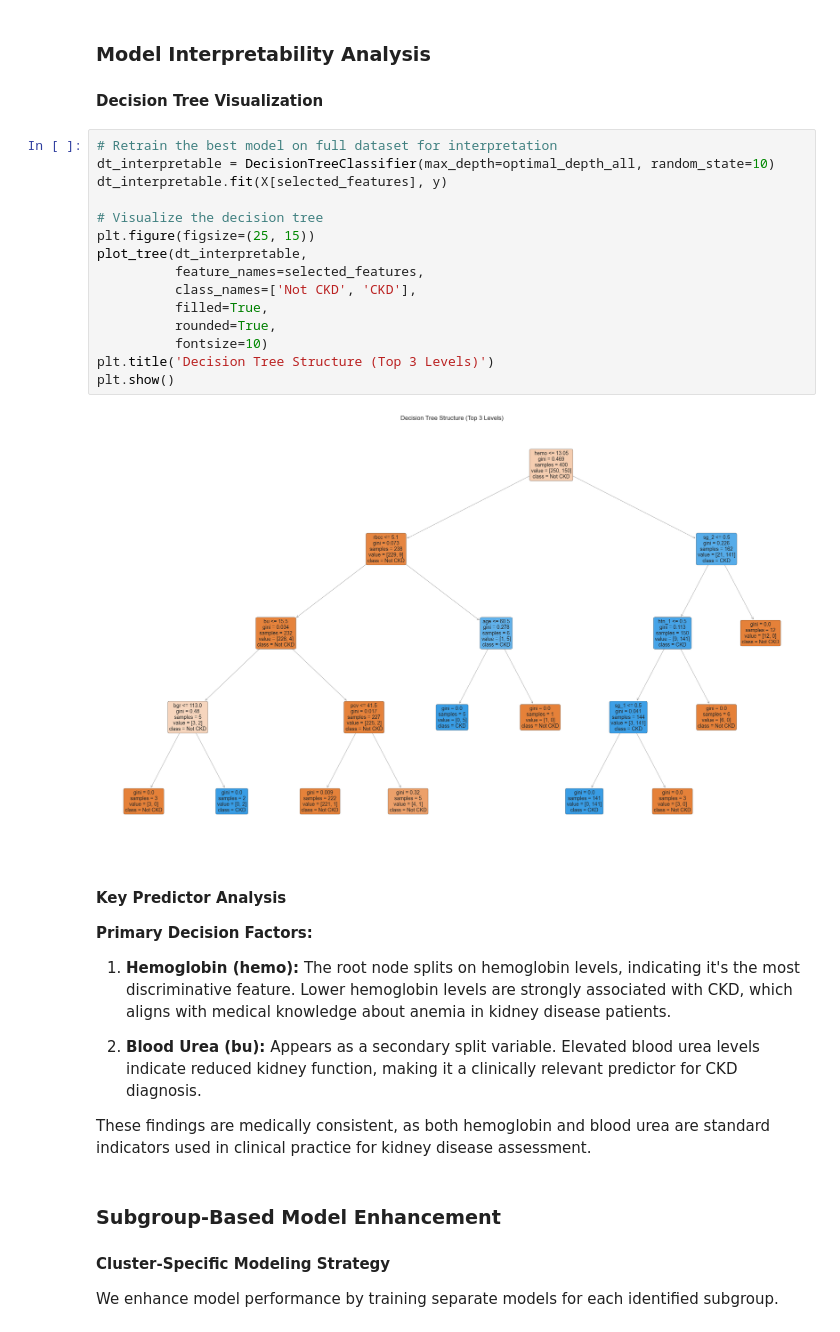
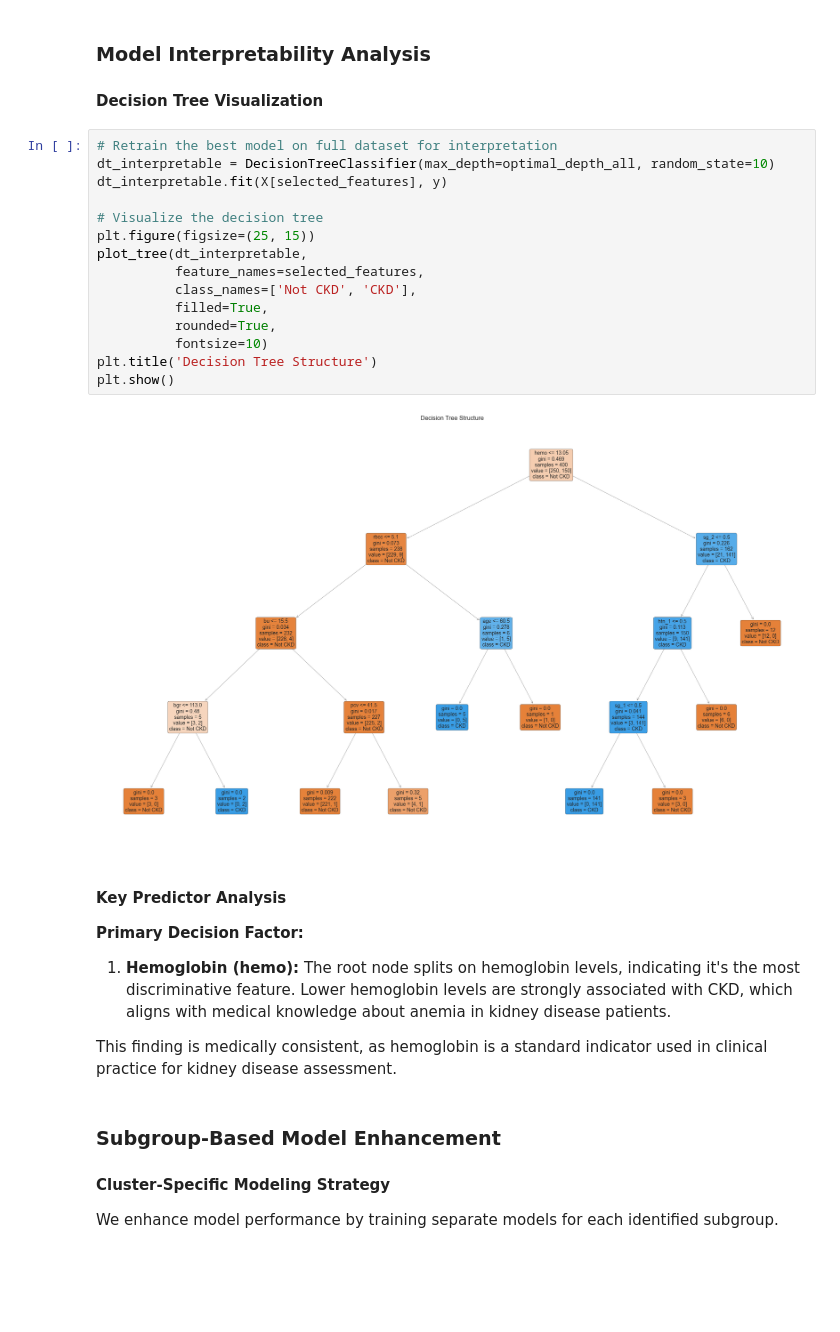
Before and after one commit to jihkim906/Chronic-Kidney-Disease-Classification-Project, a Jupyter notebook: CKD.ipynb, the cells around one changed output. Saved outputs shown, nothing was run; the diff lists cells and outputs as text; blank space fills up the shorter version.

```diff
--- a/CKD.ipynb
+++ b/CKD.ipynb
@@ -693,30 +693,27 @@ plt.show()
 # %%
 # Retrain the best model on full dataset for interpretation
 dt_interpretable = DecisionTreeClassifier(max_depth=optimal_depth_all, random_state=10)
 dt_interpretable.fit(X[selected_features], y)
 
 # Visualize the decision tree
 plt.figure(figsize=(25, 15))
 plot_tree(dt_interpretable,
           feature_names=selected_features,
           class_names=['Not CKD', 'CKD'],
           filled=True,
           rounded=True,
           fontsize=10)
-plt.title('Decision Tree Structure (Top 3 Levels)')
+plt.title('Decision Tree Structure')
 plt.show()
 # %% [output]
-[figure, old version]
+[figure, new version]
 # %% [markdown]
 #### **Key Predictor Analysis**
-**Primary Decision Factors:**
+**Primary Decision Factor:**
 
 1. **Hemoglobin (hemo):** The root node splits on hemoglobin levels, indicating it's the most discriminative feature. Lower hemoglobin levels are strongly associated with CKD, which aligns with medical knowledge about anemia in kidney disease patients.
 
-2. **Blood Urea (bu):** Appears as a secondary split variable. Elevated blood urea levels indicate reduced kidney function, making it a clinically relevant predictor for CKD diagnosis.
-
-
-These findings are medically consistent, as both hemoglobin and blood urea are standard indicators used in clinical practice for kidney disease assessment.
+This finding is medically consistent, as hemoglobin is a standard indicator used in clinical practice for kidney disease assessment.
 # %% [markdown]
 ### **Subgroup-Based Model Enhancement**
 #### **Cluster-Specific Modeling Strategy**
```
Also changed, not shown: 1 other file.
